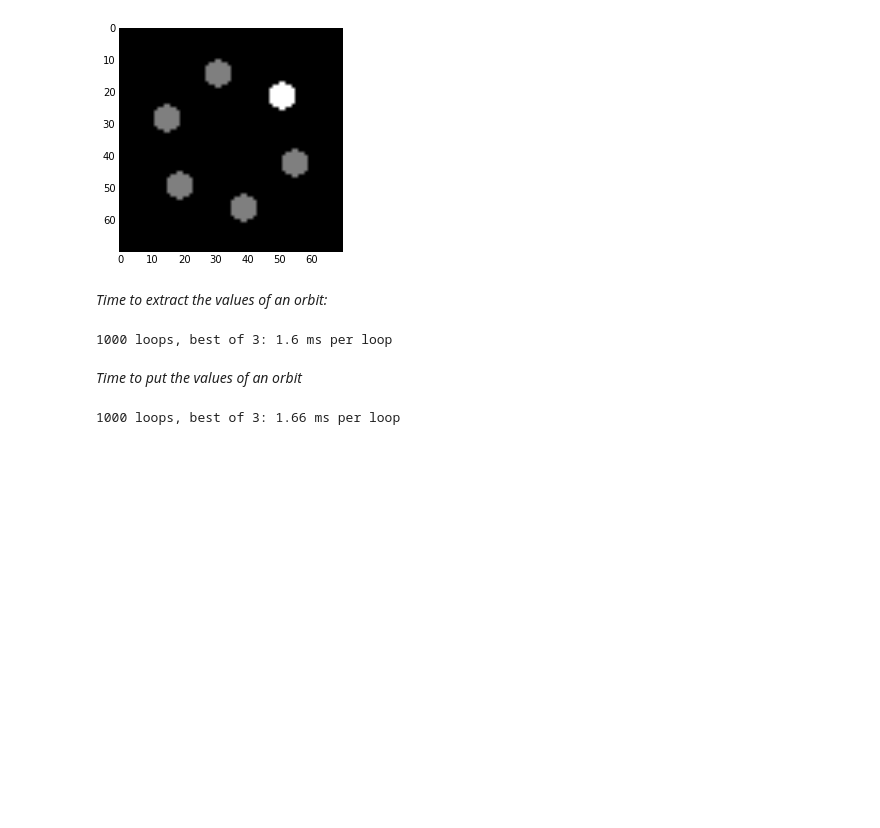
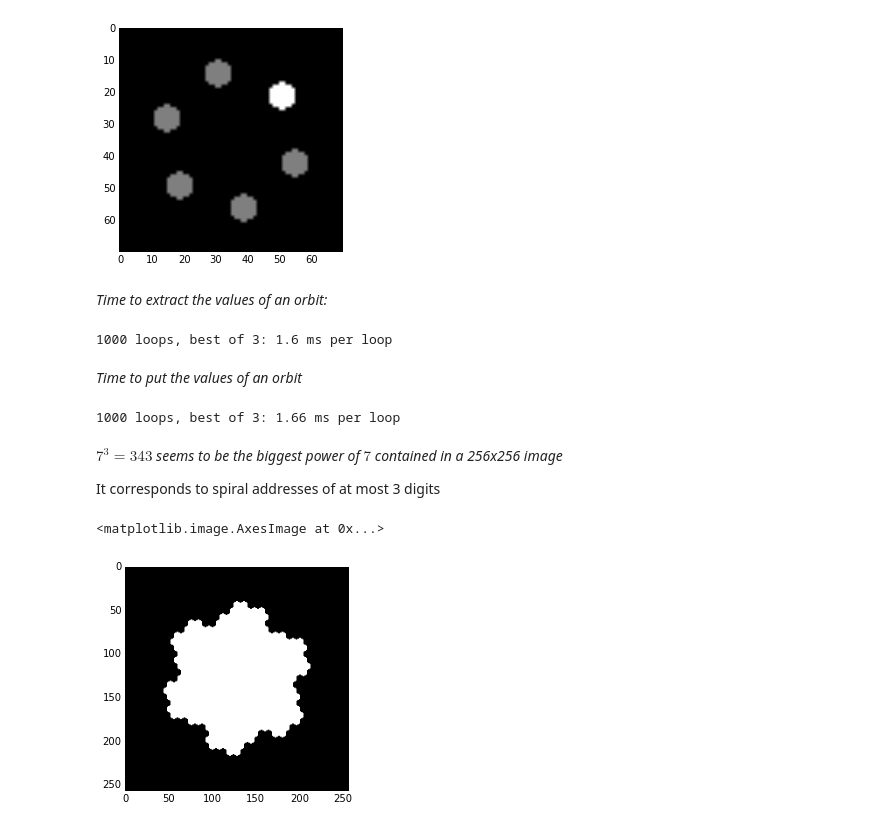
Before and after one commit to disabledalpha/iPython-Notebooks, a Jupyter notebook: Hexagonal Grid.ipynb, the cells around one changed output. Saved outputs shown, nothing was run; the diff lists cells and outputs as text; code cells hidden in the pictures; blank space fills up the shorter version.

```diff
--- a/Hexagonal Grid.ipynb
+++ b/Hexagonal Grid.ipynb
@@ -267,8 +306,11 @@ def sa2hex_aux(a, zeros):
 # spiral coordinate.
 
 def sa_value(oversampled_image,spiral_address):
+    # WORKS ONLY FOR IMAGES WITH EVEN PIXELS
+    center = [(oversampled_image.shape[0])/2,(oversampled_image.shape[1])/2]
+
     # The center of the hyperpel for them is the point [1,1] for us
-    hp = hyperpel_sa + sa2hex(spiral_address)
+    hp = hyperpel_sa + sa2hex(spiral_address) + center
     val = 0.
     for i in range(56):
         val += oversampled_image[hp[i,0],hp[i,1]]
@@ -447,3 +492,15 @@ for i in range(1,7):
     sa_put_value(spiral_mult(10,i),1,ciao)
 # %% [output]
 1000 loops, best of 3: 1.66 ms per loop
+# %% [markdown]
+*$7^3=343$ seems to be the biggest power of $7$ contained in a 256x256 image*
+
+It corresponds to spiral addresses of at most 3 digits
+# %%
+ciao = np.ones((256,256))
+for i in range(7**3):
+    sa_put_value(base7_encode(i),0,ciao)
+plt.imshow(ciao, cmap=cm.binary)
+# %% [output]
+<matplotlib.image.AxesImage at 0x...>
+[figure, added]
```
Also changed, not shown: parts of 3 cells of this notebook.
